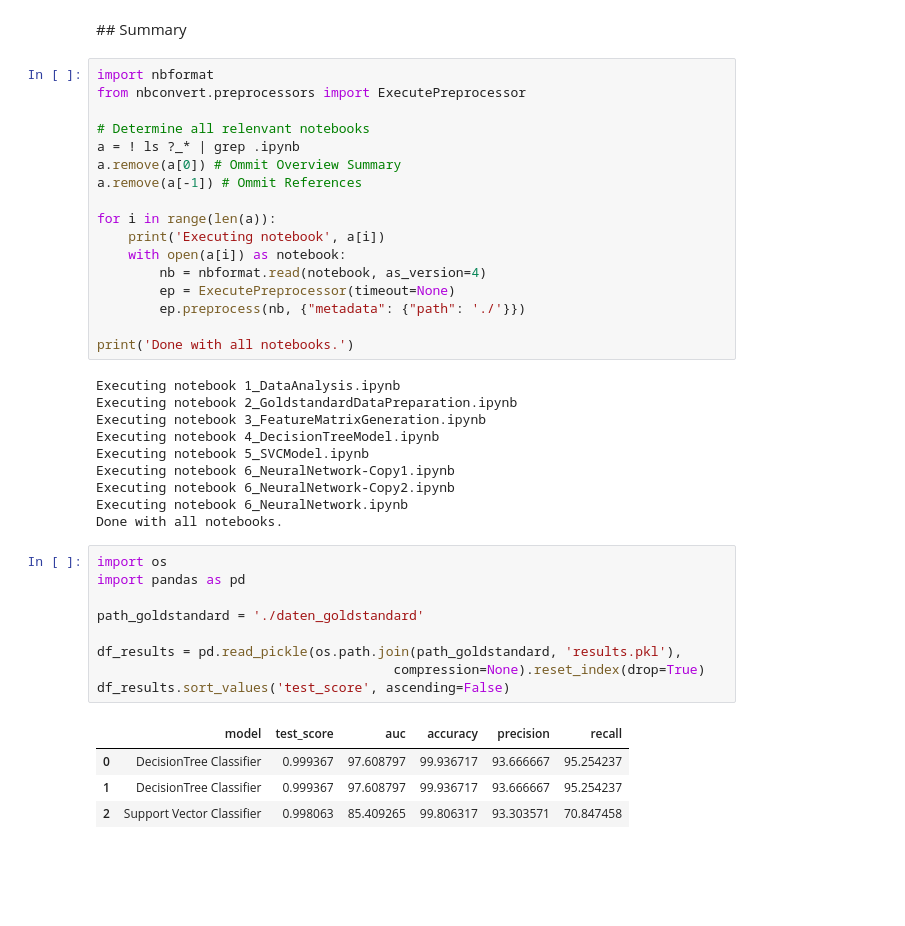
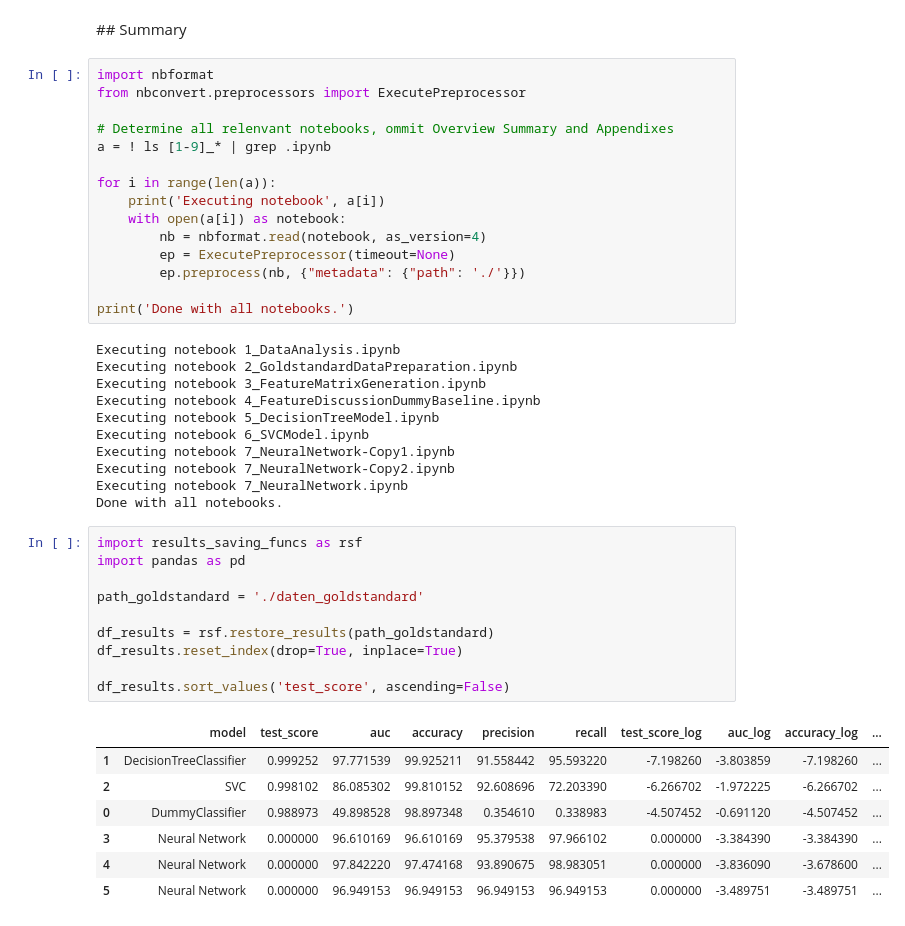
Before and after one commit to swissbib/clustering_metadata, a Jupyter notebook: 0_OverviewSummary.ipynb, the cells around one changed output. Saved outputs shown, nothing was run; the diff lists cells and outputs as text; blank space fills up the shorter version.

```diff
--- a/0_OverviewSummary.ipynb
+++ b/0_OverviewSummary.ipynb
@@ -36,10 +36,8 @@ A. [References](./A_References.ipynb)
 import nbformat
 from nbconvert.preprocessors import ExecutePreprocessor
 
-# Determine all relenvant notebooks
-a = ! ls ?_* | grep .ipynb
-a.remove(a[0]) # Ommit Overview Summary
-a.remove(a[-1]) # Ommit References
+# Determine all relenvant notebooks, ommit Overview Summary and Appendixes
+a = ! ls [1-9]_* | grep .ipynb
 
 for i in range(len(a)):
     print('Executing notebook', a[i])
@@ -53,23 +51,28 @@ print('Done with all notebooks.')
 Executing notebook 1_DataAnalysis.ipynb
 Executing notebook 2_GoldstandardDataPreparation.ipynb
 Executing notebook 3_FeatureMatrixGeneration.ipynb
-Executing notebook 4_DecisionTreeModel.ipynb
-Executing notebook 5_SVCModel.ipynb
-Executing notebook 6_NeuralNetwork-Copy1.ipynb
-Executing notebook 6_NeuralNetwork-Copy2.ipynb
-Executing notebook 6_NeuralNetwork.ipynb
+Executing notebook 4_FeatureDiscussionDummyBaseline.ipynb
+Executing notebook 5_DecisionTreeModel.ipynb
+Executing notebook 6_SVCModel.ipynb
+Executing notebook 7_NeuralNetwork-Copy1.ipynb
+Executing notebook 7_NeuralNetwork-Copy2.ipynb
+Executing notebook 7_NeuralNetwork.ipynb
 Done with all notebooks.
 # %%
-import os
+import results_saving_funcs as rsf
 import pandas as pd
 
 path_goldstandard = './daten_goldstandard'
 
-df_results = pd.read_pickle(os.path.join(path_goldstandard, 'results.pkl'),
-                                      compression=None).reset_index(drop=True)
+df_results = rsf.restore_results(path_goldstandard)
+df_results.reset_index(drop=True, inplace=True)
+
 df_results.sort_values('test_score', ascending=False)
 # %% [output]
-|  | model | test_score | auc | accuracy | precision | recall |
-| 0 | DecisionTree Classifier | 0.999367 | 97.608797 | 99.936717 | 93.666667 | 95.254237 |
-| 1 | DecisionTree Classifier | 0.999367 | 97.608797 | 99.936717 | 93.666667 | 95.254237 |
-| 2 | Support Vector Classifier | 0.998063 | 85.409265 | 99.806317 | 93.303571 | 70.847458 |
+|  | model | test_score | auc | accuracy | precision | recall | test_score_log | auc_log | accuracy_log | ... |
+| 1 | DecisionTreeClassifier | 0.999252 | 97.771539 | 99.925211 | 91.558442 | 95.593220 | -7.198260 | -3.803859 | -7.198260 | ... |
+| 2 | SVC | 0.998102 | 86.085302 | 99.810152 | 92.608696 | 72.203390 | -6.266702 | -1.972225 | -6.266702 | ... |
+| 0 | DummyClassifier | 0.988973 | 49.898528 | 98.897348 | 0.354610 | 0.338983 | -4.507452 | -0.691120 | -4.507452 | ... |
+| 3 | Neural Network | 0.000000 | 96.610169 | 96.610169 | 95.379538 | 97.966102 | 0.000000 | -3.384390 | -3.384390 | ... |
+| 4 | Neural Network | 0.000000 | 97.842220 | 97.474168 | 93.890675 | 98.983051 | 0.000000 | -3.836090 | -3.678600 | ... |
+| 5 | Neural Network | 0.000000 | 96.949153 | 96.949153 | 96.949153 | 96.949153 | 0.000000 | -3.489751 | -3.489751 | ... |
```
Also changed, not shown: 21 other files.
